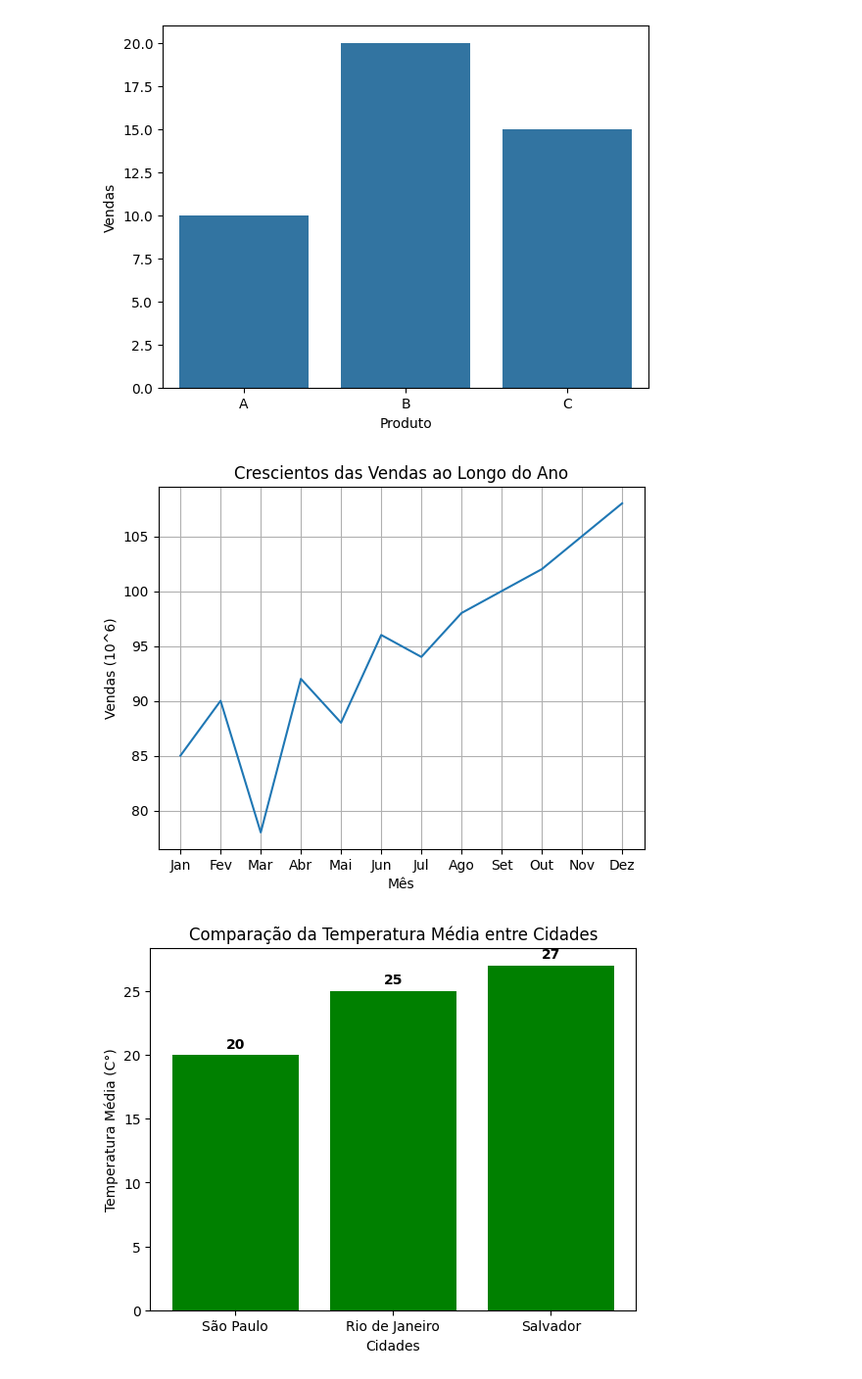
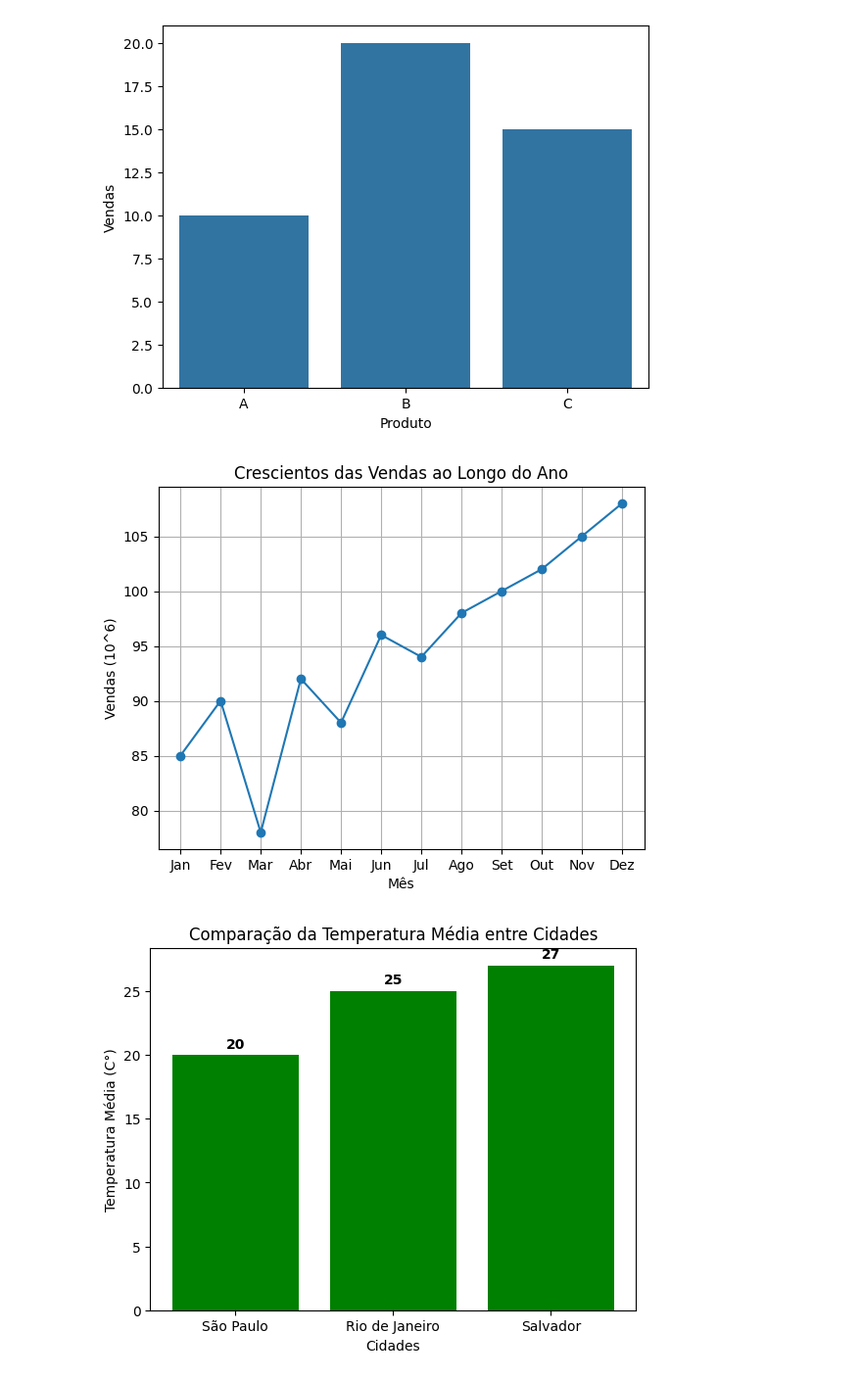
Before and after one commit to joaopsantana25-beep/BackEnd, a Jupyter notebook: Aula 09-02-2026/Exercicios e Testes/Aula 5/Testes_Aula5.ipynb, the cells around one changed output. Shown at 98% size. Drawn from its saved outputs; the diff is of its cells as text; code cells hidden in the pictures.

```diff
--- a/Aula 09-02-2026/Exercicios e Testes/Aula 5/Testes_Aula5.ipynb
+++ b/Aula 09-02-2026/Exercicios e Testes/Aula 5/Testes_Aula5.ipynb
@@ -31,17 +31,17 @@ sns.barplot(x='Produto',y='Vendas',data=dados)
 # %%
 import matplotlib.pyplot as plt
 
 meses = ['Jan','Fev','Mar','Abr','Mai','Jun','Jul','Ago','Set','Out','Nov','Dez']
 vendas=[85,90,78,92,88,96,94,98,100,102,105,108]
 
-plt.plot(meses,vendas)
+plt.plot(meses,vendas,marker='o')
 plt.xlabel("Mês")
 plt.ylabel("Vendas (10^6)")
 plt.title("Crescientos das Vendas ao Longo do Ano")
 plt.grid(True)
 plt.show()
 # %% [output]
-[figure, old version]
+[figure, new version]
 # %%
 import matplotlib.pyplot as plt
 
```
Also changed, not shown: parts of 6 cells of this notebook.
